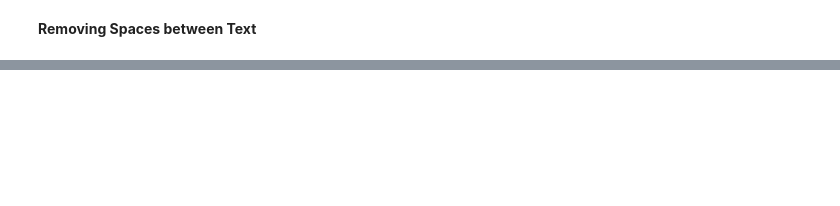
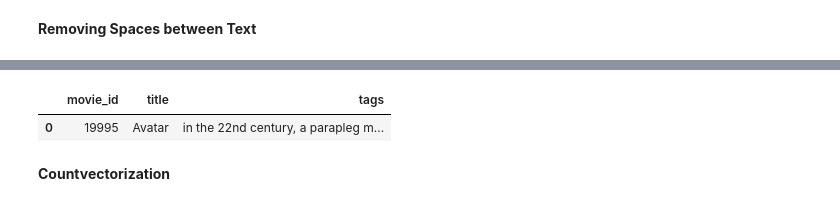
Before and after one commit to zisx96/ML-Project, a Jupyter notebook: movie_recommendation_system.ipynb, the cells around one changed output, grey strips where cells are left out. Cells and saved outputs as stored; diff of their text form; code cells hidden in the pictures; blank space fills up the shorter version.

```diff
--- a/movie_recommendation_system.ipynb
+++ b/movie_recommendation_system.ipynb
@@ -299,0 +320,15 @@ movies.head(3)
+# %%
+def stem(text):
+  y =[]
+  for i in text.split():
+      y.append(ps.stem(i))
+  return " ".join(y)
+# %%
+new['tags'] = new['tags'].apply(stem)
+# %%
+new.head(1)
+# %% [output]
+|  | movie_id | title | tags |
+| 0 | 19995 | Avatar | in the 22nd century, a parapleg m... |
+# %% [markdown]
+**Countvectorization**
```
Also changed, not shown: parts of 35 cells of this notebook.
